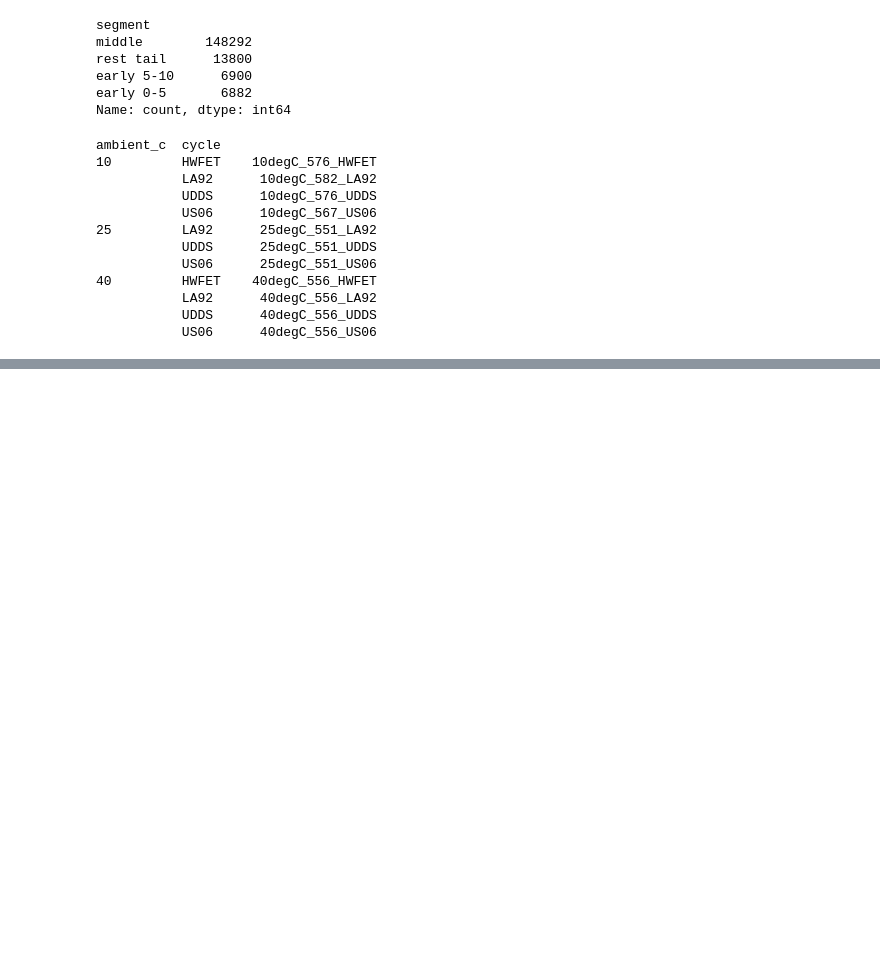
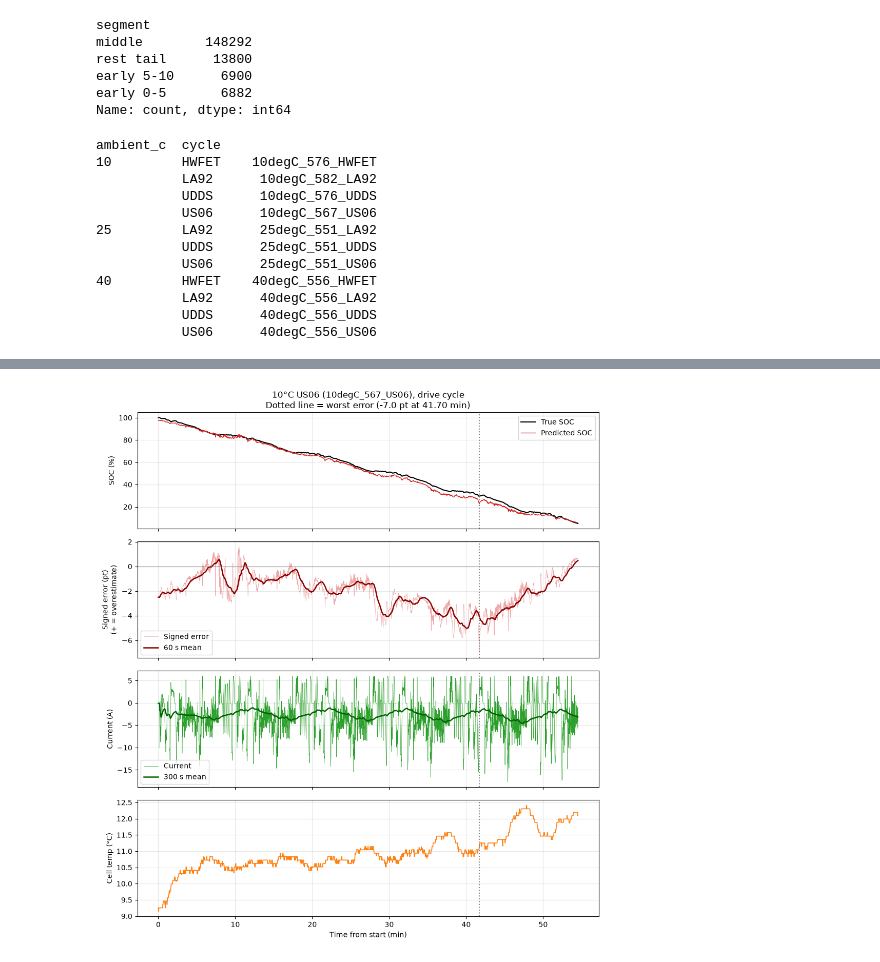
Before and after one commit to arynrosh/battery-life-cycle, a Jupyter notebook: notebooks/pos_temp_analysis.ipynb, the cells around one changed output, grey strips where cells are left out. Saved outputs shown, nothing was run; the diff lists cells and outputs as text; code cells hidden in the pictures; blank space fills up the shorter version.

```diff
--- a/notebooks/pos_temp_analysis.ipynb
+++ b/notebooks/pos_temp_analysis.ipynb
@@ -356,0 +318,43 @@ ambient_c
+# %%
+#10 °C US06, whole drive cycle, four panels
+
+d = g.sort_values("time_s")
+t_w = worst["t_min"]
+smooth = d["err"].rolling(60, min_periods=1).mean()
+
+fig, axes = plt.subplots(4, 1, figsize=(10, 11), sharex=True)
+
+ax = axes[0]
+ax.plot(d["t_min"], d["soc"] * 100, color="black", lw=1.5, label="True SOC")
+ax.plot(d["t_min"], d["soc_pred"] * 100, color="tab:red", lw=1, label="Predicted SOC")
+ax.set_ylabel("SOC (%)")
+ax.legend(loc="upper right")
+
+ax = axes[1]
+ax.plot(d["t_min"], d["err"], color="tab:red", lw=0.5, alpha=0.4, label="Signed error")
+ax.plot(d["t_min"], smooth, color="darkred", lw=1.8, label="60 s mean")
+ax.axhline(0, color="gray", lw=0.8)
+ax.set_ylabel("Signed error (pt)\n(+ = overestimate)")
+ax.legend(loc="lower left")
+
+ax = axes[2]
+ax.plot(d["t_min"], d["current"], color="tab:green", lw=0.5, label="Current")
+ax.plot(d["t_min"], d["i_avg_300s"], color="darkgreen", lw=1.8, label="300 s mean")
+ax.set_ylabel("Current (A)")
+ax.legend(loc="lower left")
+
+ax = axes[3]
+ax.plot(d["t_min"], d["temp_c"], color="tab:orange", lw=1.2)
+ax.set_ylabel("Cell temp (°C)")
+ax.set_xlabel("Time from start (min)")
+
+for ax in axes:
+    ax.axvline(t_w, color="gray", ls=":", lw=1.5)
+    ax.grid(alpha=0.3)
+axes[0].set_title(f"10°C US06 ({us06[10]}), drive cycle\n"
+                  f"Dotted line = worst error ({worst['err']:+.1f} pt at {t_w:.2f} min)")
+fig.tight_layout()
+fig.savefig(FIG_DIR / "warm_deep_dive_10C_US06.png", dpi=150, bbox_inches="tight")
+plt.show()
+# %% [output]
+[figure, added]
```
Also changed, not shown: parts of 19 cells of this notebook, 1 other file.
